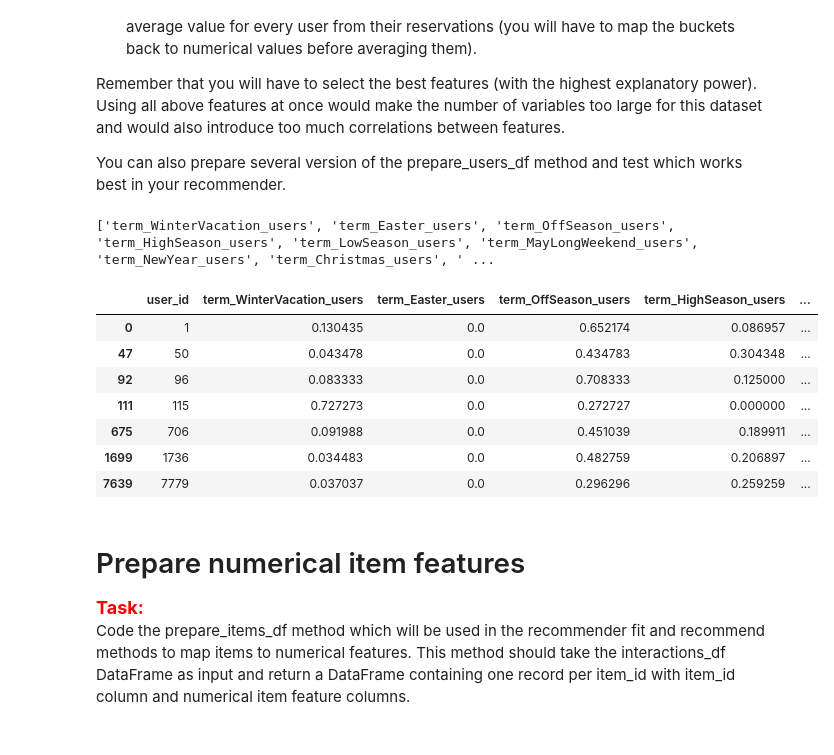
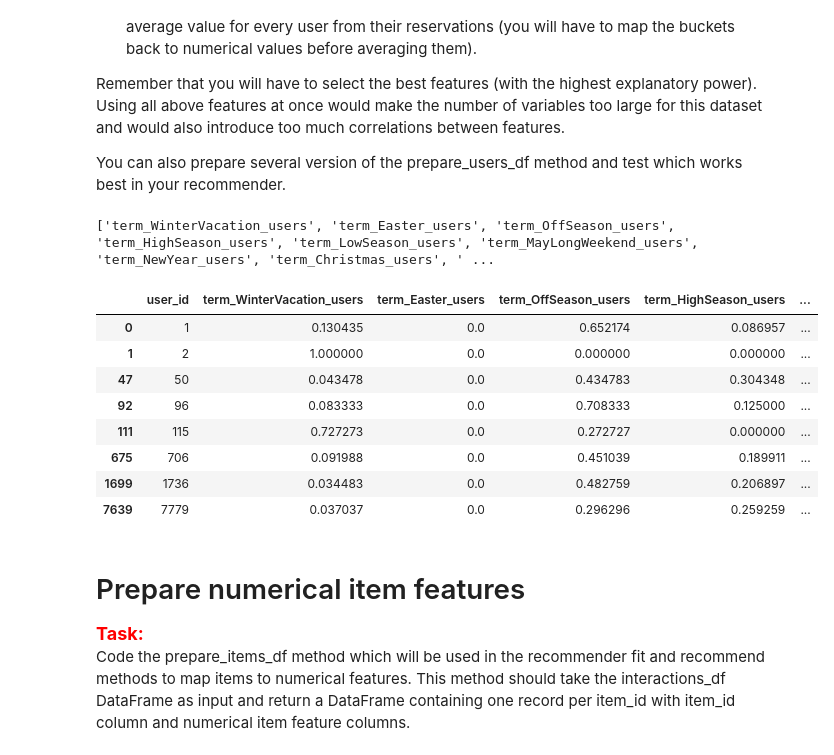
Before and after one commit to MichalMaciaszek/Hotel_recommender_project, a Jupyter notebook: project_1_recommender_and_evaluation.ipynb, the cells around one changed output. Drawn from its saved outputs; the diff is of its cells as text; code cells hidden in the pictures.

```diff
--- a/project_1_recommender_and_evaluation.ipynb
+++ b/project_1_recommender_and_evaluation.ipynb
@@ -88,38 +120,35 @@ You can also prepare several version of the prepare_users_df method and test whi
 # %%
 def prepare_users_df(interactions_df):
 
-#     interactions_df = interactions_df.groupby(["user_id"]).agg(lambda x:x.value_counts(["term", "room_segment","rate_plan","weekend_stay","n_people_bucket"]).index[0])
-#     interactions_df = interactions_df.reset_index()
-#     interactions_df = interactions_df.drop(['item_id'], axis=1)
-#     users_df = pd.get_dummies(interactions_df, columns=['term','length_of_stay_bucket', 'room_segment',"rate_plan","weekend_stay","n_people_bucket"])
-#     users_df.columns = [str(col) + '_users' for col in users_df.columns]
-#     user_features = list(users_df.columns)
-#     #user_features = users_df.columns
+    users_df = interactions_df.drop(['item_id'], axis=1)
+    users_df = pd.get_dummies(users_df, columns=['term','length_of_stay_bucket',"rate_plan","weekend_stay","room_segment","n_people_bucket"])
 
-#     users_df.rename(columns={'user_id_users':'user_id'}, inplace=True)
-#     user_features.remove('user_id_users')
+    #users_df['room_segment_number'] = users_df.apply(lambda row: label_race(row), axis=1)
+    #users_df['n_people_bucket_number'] = users_df.apply(lambda row: n_people_bucket_label(row), axis=1)
+    users_df = users_df.groupby('user_id').mean().reset_index()
 
-    interactions_df = interactions_df.drop(['item_id'], axis=1)
-    users_df = pd.get_dummies(interactions_df, columns=['term','length_of_stay_bucket', 'room_segment',"rate_plan","weekend_stay","n_people_bucket"])
-    users_df = users_df.groupby('user_id').mean().reset_index()
+    #well, those ones don't work anyway in improving the score
+    #users_df['max_room_segment_number'] = dummed_df.groupby('user_id').max().reset_index()['room_segment_number']
+    #users_df['min_room_segment_number'] = dummed_df.groupby('user_id').min().reset_index()['room_segment_number']
+
     users_df.columns = [str(col) + '_users' for col in users_df.columns]
     user_features = list(users_df.columns)
     user_features.remove('user_id_users')
     users_df.rename(columns={'user_id_users':'user_id'}, inplace=True)
-
 
     return users_df, user_features
 
 
 users_df, user_features = prepare_users_df(interactions_df)
 
 print(user_features)
 
-display(HTML(users_df.loc[users_df['user_id'].isin([706, 1736, 7779, 96, 1, 50, 115])].head(15).to_html()))
+display(HTML(users_df.loc[users_df['user_id'].isin([706, 1736, 7779, 96, 1,2, 50, 115])].head(15).to_html()))
 # %% [output]
 ['term_WinterVacation_users', 'term_Easter_users', 'term_OffSeason_users', 'term_HighSeason_users', 'term_LowSeason_users', 'term_MayLongWeekend_users', 'term_NewYear_users', 'term_Christmas_users', ' ...
 |  | user_id | term_WinterVacation_users | term_Easter_users | term_OffSeason_users | term_HighSeason_users | ... |
 | 0 | 1 | 0.130435 | 0.0 | 0.652174 | 0.086957 | ... |
+| 1 | 2 | 1.000000 | 0.0 | 0.000000 | 0.000000 | ... |
 | 47 | 50 | 0.043478 | 0.0 | 0.434783 | 0.304348 | ... |
 | 92 | 96 | 0.083333 | 0.0 | 0.708333 | 0.125000 | ... |
 | 111 | 115 | 0.727273 | 0.0 | 0.272727 | 0.000000 | ... |
```
Also changed, not shown: parts of 13 cells of this notebook, 30 other files.
